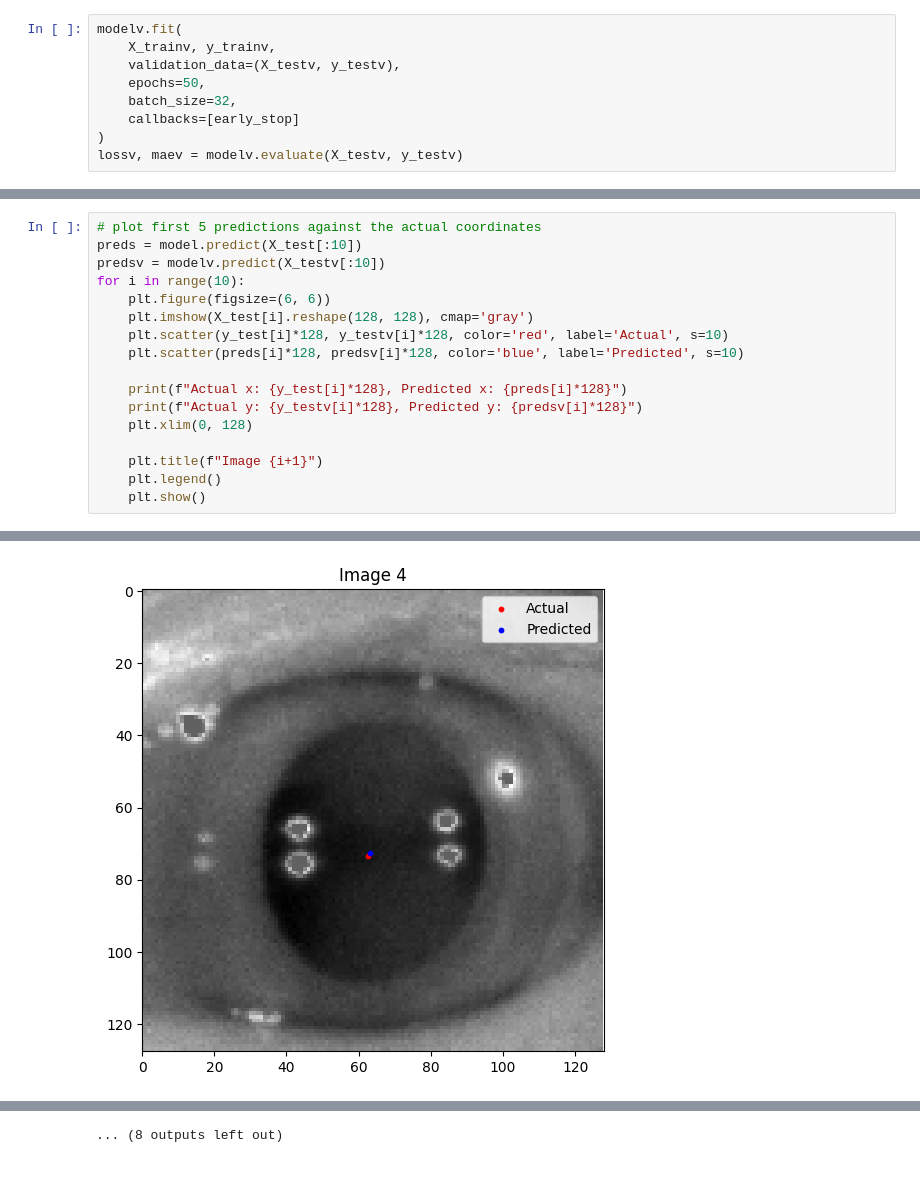
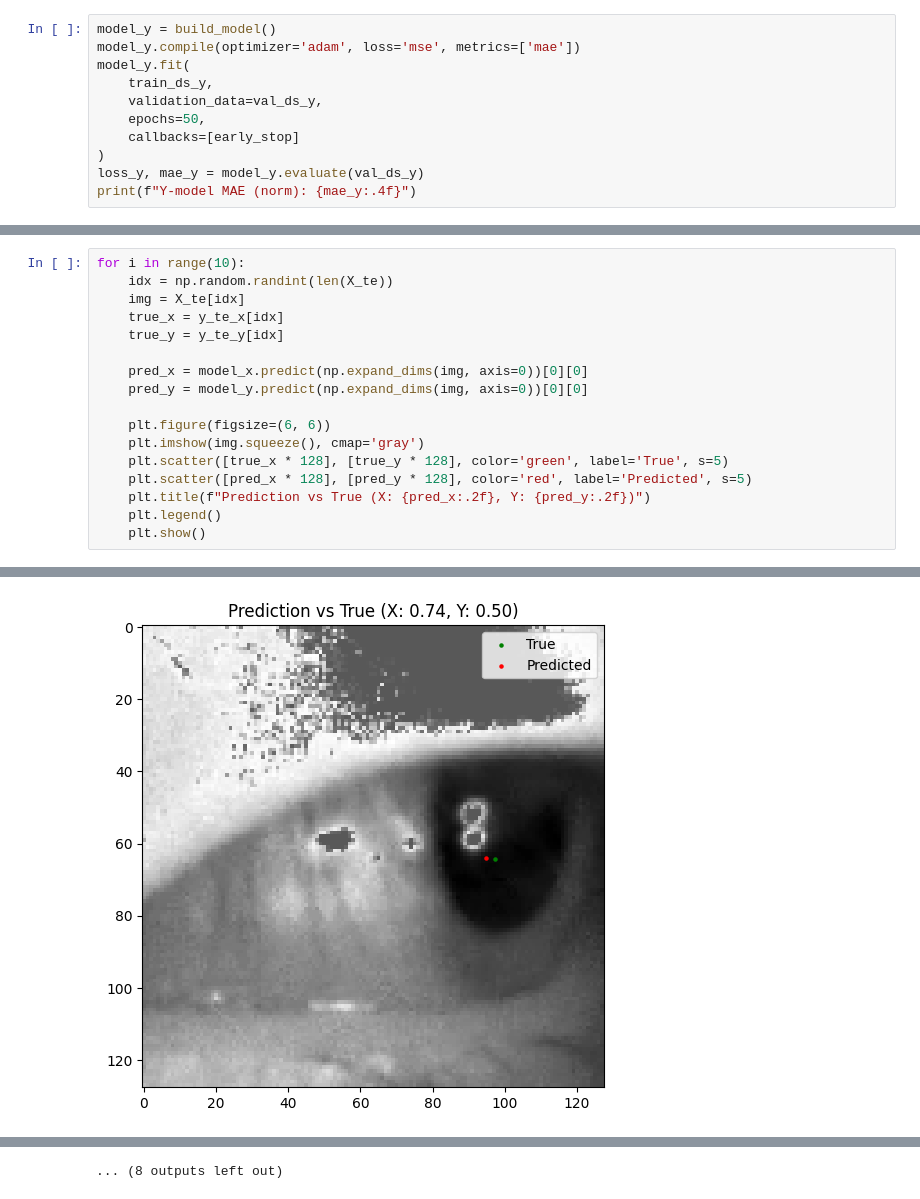
Before and after one commit to natejly/Pupil, a Jupyter notebook: CNN.ipynb, the cells around one changed output, grey strips where cells are left out. Cells and saved outputs as stored; diff of their text form.

```diff
--- a/CNN.ipynb
+++ b/CNN.ipynb
@@ -166,11 +196,13 @@ Epoch 36/50
 # %%
-modelv.fit(
-    X_trainv, y_trainv,
-    validation_data=(X_testv, y_testv),
+model_y = build_model()
+model_y.compile(optimizer='adam', loss='mse', metrics=['mae'])
+model_y.fit(
+    train_ds_y,
+    validation_data=val_ds_y,
     epochs=50,
-    batch_size=32,
     callbacks=[early_stop]
 )
-lossv, maev = modelv.evaluate(X_testv, y_testv)
+loss_y, mae_y = model_y.evaluate(val_ds_y)
+print(f"Y-model MAE (norm): {mae_y:.4f}")
 # %% [output]
 Epoch 1/50
@@ -193,18 +225,18 @@ Epoch 49/50
 # %%
-# plot first 5 predictions against the actual coordinates
-preds = model.predict(X_test[:10])
-predsv = modelv.predict(X_testv[:10])
 for i in range(10):
+    idx = np.random.randint(len(X_te))
+    img = X_te[idx]
+    true_x = y_te_x[idx]
+    true_y = y_te_y[idx]
+
+    pred_x = model_x.predict(np.expand_dims(img, axis=0))[0][0]
+    pred_y = model_y.predict(np.expand_dims(img, axis=0))[0][0]
+
     plt.figure(figsize=(6, 6))
-    plt.imshow(X_test[i].reshape(128, 128), cmap='gray')
-    plt.scatter(y_test[i]*128, y_testv[i]*128, color='red', label='Actual', s=10)
-    plt.scatter(preds[i]*128, predsv[i]*128, color='blue', label='Predicted', s=10)
-
-    print(f"Actual x: {y_test[i]*128}, Predicted x: {preds[i]*128}")
-    print(f"Actual y: {y_testv[i]*128}, Predicted y: {predsv[i]*128}")
-    plt.xlim(0, 128)
-
-    plt.title(f"Image {i+1}")
+    plt.imshow(img.squeeze(), cmap='gray')
+    plt.scatter([true_x * 128], [true_y * 128], color='green', label='True', s=5)
+    plt.scatter([pred_x * 128], [pred_y * 128], color='red', label='Predicted', s=5)
+    plt.title(f"Prediction vs True (X: {pred_x:.2f}, Y: {pred_y:.2f})")
     plt.legend()
     plt.show()
 # %% [output]
@@ -224 +254 @@ Actual y: 73.27812194824219, Predicted y: [72.42955]
-[figure, old version]
+[figure, new version]
```
Also changed, not shown: parts of 8 cells of this notebook, 2 other files.
